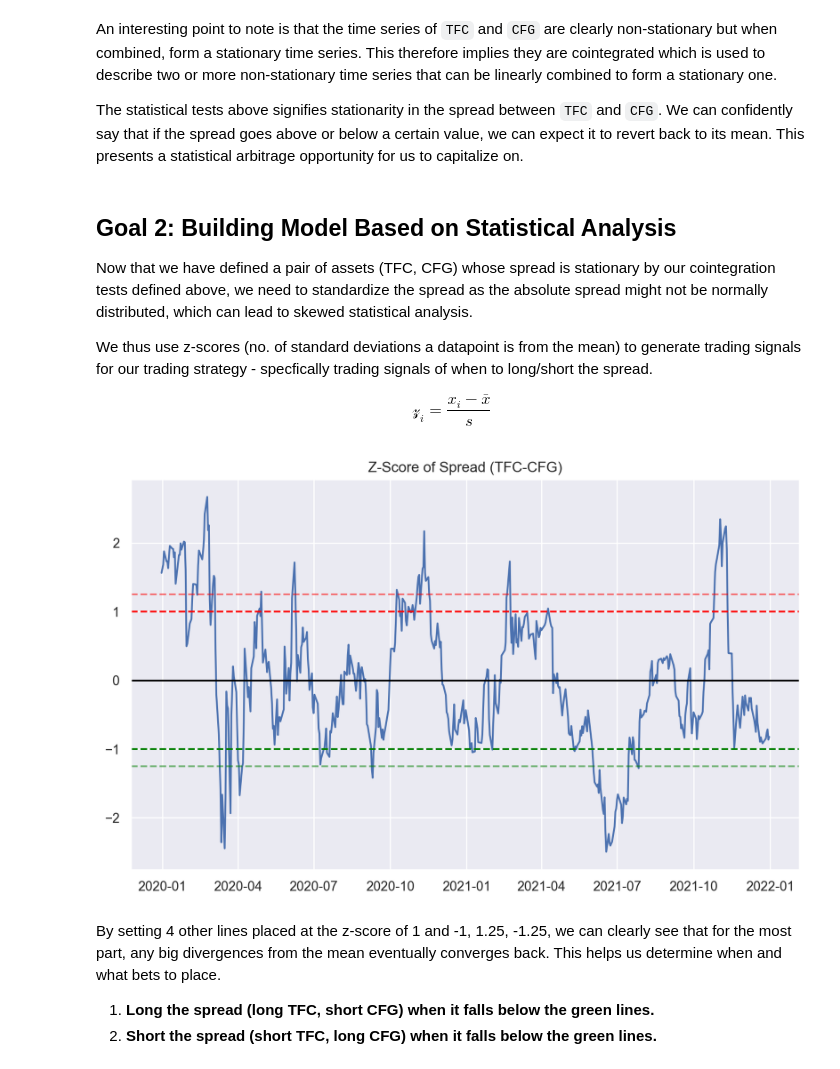
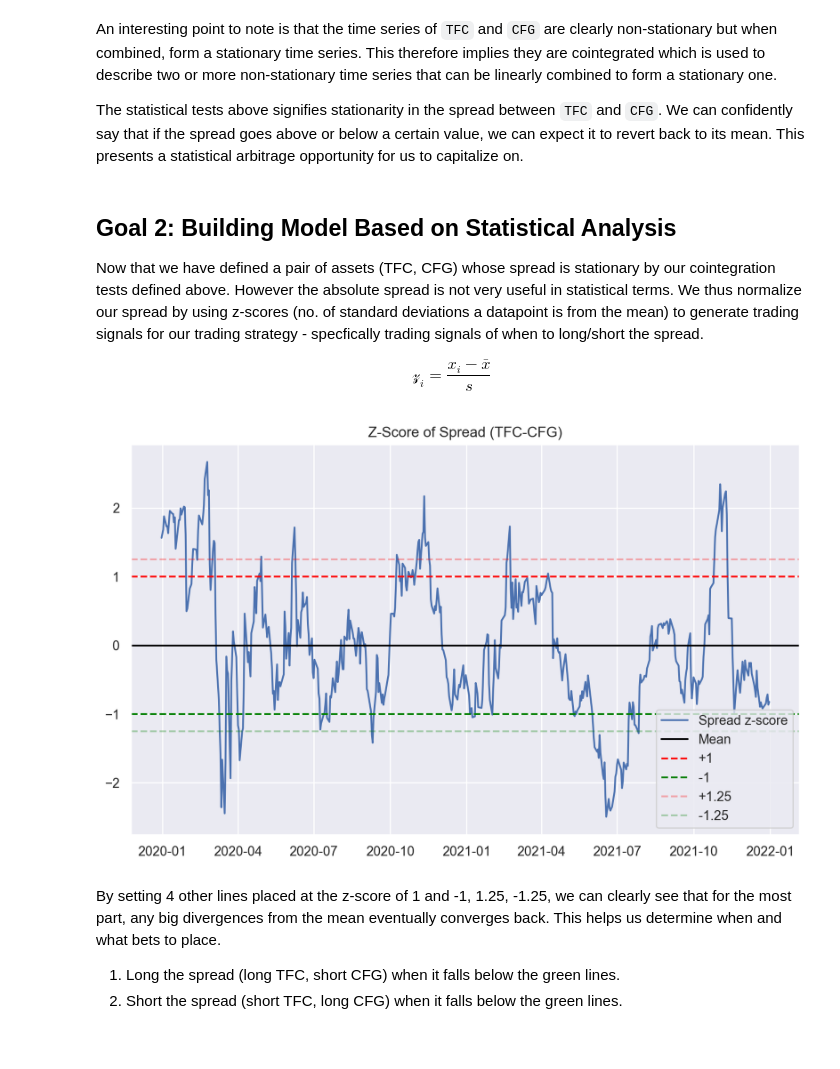
Before and after one commit to rileyang1/Pairs-Trading-Strategy, a Jupyter notebook: Pairs-Trading.ipynb, the cells around one changed output. Saved outputs shown, nothing was run; the diff lists cells and outputs as text; code cells hidden in the pictures.

```diff
--- a/Pairs-Trading.ipynb
+++ b/Pairs-Trading.ipynb
@@ -218,32 +229,33 @@ The statistical tests above signifies stationarity in the spread between `TFC` a
 # %% [markdown]
 ## Goal 2: Building Model Based on Statistical Analysis
 
-Now that we have defined a pair of assets (TFC, CFG) whose spread is stationary by our cointegration tests defined above, we need to standardize the spread as the absolute spread might not be normally distributed, which can lead to skewed statistical analysis.
-
-We thus use z-scores (no. of standard deviations a datapoint is from the mean) to generate trading signals for our trading strategy - specfically trading signals of when to long/short the spread.
+Now that we have defined a pair of assets (TFC, CFG) whose spread is stationary by our cointegration tests defined above. However the absolute spread is not very useful in statistical terms. We thus normalize our spread by using z-scores (no. of standard deviations a datapoint is from the mean) to generate trading signals for our trading strategy - specfically trading signals of when to long/short the spread.
 
 $$\mathcal{z}_{i}=\frac{x_{i}-\bar{x}}{s} $$
+# %%
+def zscore(S):
+    '''This function returns the Z-scores of a series'''
+    return (S - S.mean()) / np.std(S)
 # %%
-def zscore(S):
-    return (S - S.mean()) / np.std(S)
+plt.figure(figsize=(10,6), dpi=200)
 
-plt.figure(figsize=(10,6), dpi=200)
 plt.plot(zscore(spread))
 plt.axhline((zscore(spread)).mean(), color = 'black')
 
 # Setting the upper and lower bounds to be the z score of 1 and -1 where 68% of our data will lie between
 plt.axhline(1.0, color='red', linestyle='--')
 plt.axhline(-1.0, color='green', linestyle='--')
 
 # 95% of our data will lie between these bounds
-plt.axhline(1.25, color='red', alpha=0.5, linestyle='--')
-plt.axhline(-1.25, color='green',alpha=0.5, linestyle='--')
+plt.axhline(1.25, color='red', alpha=0.3, linestyle='--')
+plt.axhline(-1.25, color='green',alpha=0.3, linestyle='--')
+plt.legend(['Spread z-score', 'Mean', '+1', '-1', '+1.25', '-1.25'])
 plt.title('Z-Score of Spread (TFC-CFG)')
 plt.show();
 # %% [output]
-[figure, old version]
+[figure, new version]
 # %% [markdown]
 By setting 4 other lines placed at the z-score of 1 and -1, 1.25, -1.25, we can clearly see that for the most part, any big divergences from the mean eventually converges back. This helps us determine when and what bets to place.
 
-1. <b>Long the spread (long TFC, short CFG) when it falls below the green lines.</b>
-2. <b>Short the spread (short TFC, long CFG) when it falls below the green lines.</b>
+1. Long the spread (long TFC, short CFG) when it falls below the green lines.
+2. Short the spread (short TFC, long CFG) when it falls below the green lines.
```
Also changed, not shown: parts of 19 cells of this notebook.
